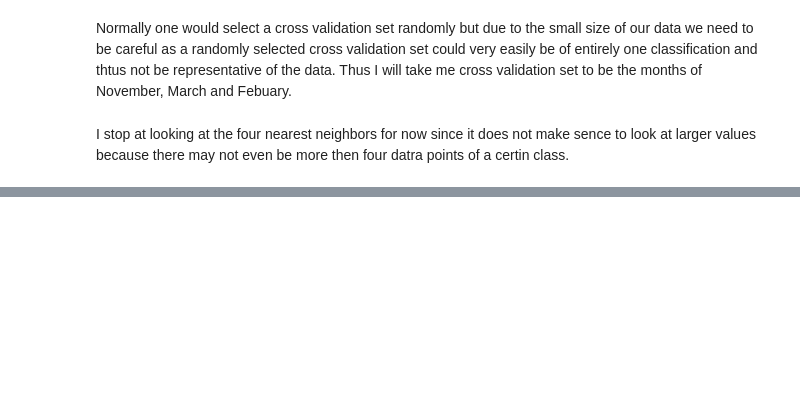
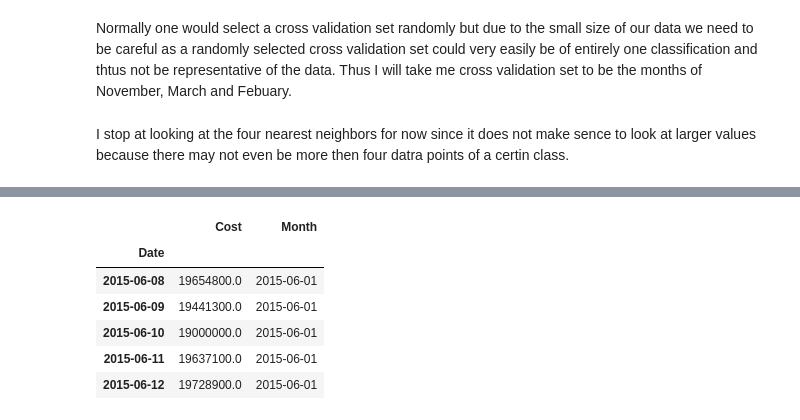
Before and after one commit to AdamJacoby/Kol_Market_Data, a Jupyter notebook: Kol_Data.ipynb, the cells around one changed output, grey strips where cells are left out. Drawn from its saved outputs; the diff is of its cells as text; code cells hidden in the pictures; blank space fills up the shorter version.

```diff
--- a/Kol_Data.ipynb
+++ b/Kol_Data.ipynb
@@ -344,0 +265,38 @@ Produce_Graphs(data,50)
+# %%
+path = os.path.join(os.getcwd(),'Mr_A_2015')
+Convert_Kol(path,'Mr_A_2015')
+path = os.path.join(os.getcwd(),'Mr_A_2015.csv')
+Mr_A_Data_2015 = pd.read_csv(path)
+Mr_A_Data_2015['Year']='2015'
+path = os.path.join(os.getcwd(),'Mr_A_2016')
+Convert_Kol(path,'Mr_A_2016')
+path = os.path.join(os.getcwd(),'Mr_A_2016.csv')
+Mr_A_Data_2016 = pd.read_csv(path)
+Mr_A_Data_2016['Year']='2016'
+path = os.path.join(os.getcwd(),'Mr_A_2017')
+Convert_Kol(path,'Mr_A_2017')
+path = os.path.join(os.getcwd(),'Mr_A_2017.csv')
+Mr_A_Data_2017 = pd.read_csv(path)
+Mr_A_Data_2017['Year']='2017'
+Mr_A_Data = pd.concat([Mr_A_Data_2015,Mr_A_Data_2016,Mr_A_Data_2017])
+del Mr_A_Data['Time']
+Mr_A_Data['Cost'] = Mr_A_Data['Cost']*Mr_A_Data['Quantity']
+Mr_A_Data['Date'] = Mr_A_Data['Year']+'-'+Mr_A_Data['Month']+'-'+Mr_A_Data['Day'].apply(lambda x: str(x))
+Mr_A_Data['Date']=Mr_A_Data['Date'].apply(lambda x:dt.datetime.strptime(x, "%Y-%b-%d"))
+del Mr_A_Data['Year']
+del Mr_A_Data['Month']
+del Mr_A_Data['Day']
+Mr_A_Data = Mr_A_Data.groupby('Date').sum()
+Mr_A_Data['Cost']=Mr_A_Data['Cost']/Mr_A_Data['Quantity']
+del Mr_A_Data['Quantity']
+Mr_A_Data['Month']=Mr_A_Data.index
+Mr_A_Data['Month']=Mr_A_Data['Month'].apply(lambda x: x.replace(day=1))
+Mr_A_Data.head()
+# %% [output]
+|  | Cost | Month |
+| Date |  |  |
+| 2015-06-08 | 19654800.0 | 2015-06-01 |
+| 2015-06-09 | 19441300.0 | 2015-06-01 |
+| 2015-06-10 | 19000000.0 | 2015-06-01 |
+| 2015-06-11 | 19637100.0 | 2015-06-01 |
+| 2015-06-12 | 19728900.0 | 2015-06-01 |
```
Also changed, not shown: parts of 63 cells of this notebook, 10 other files.
